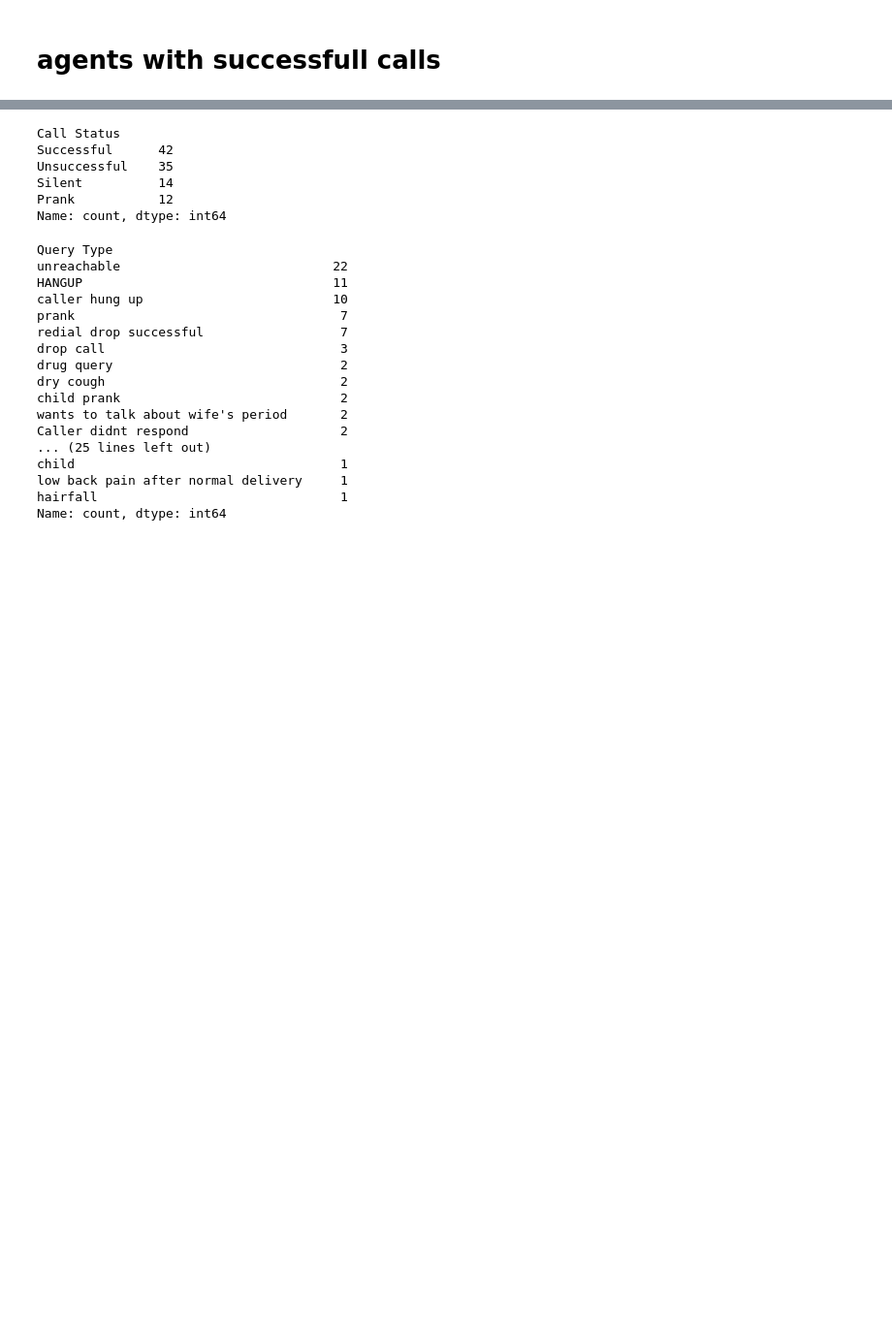
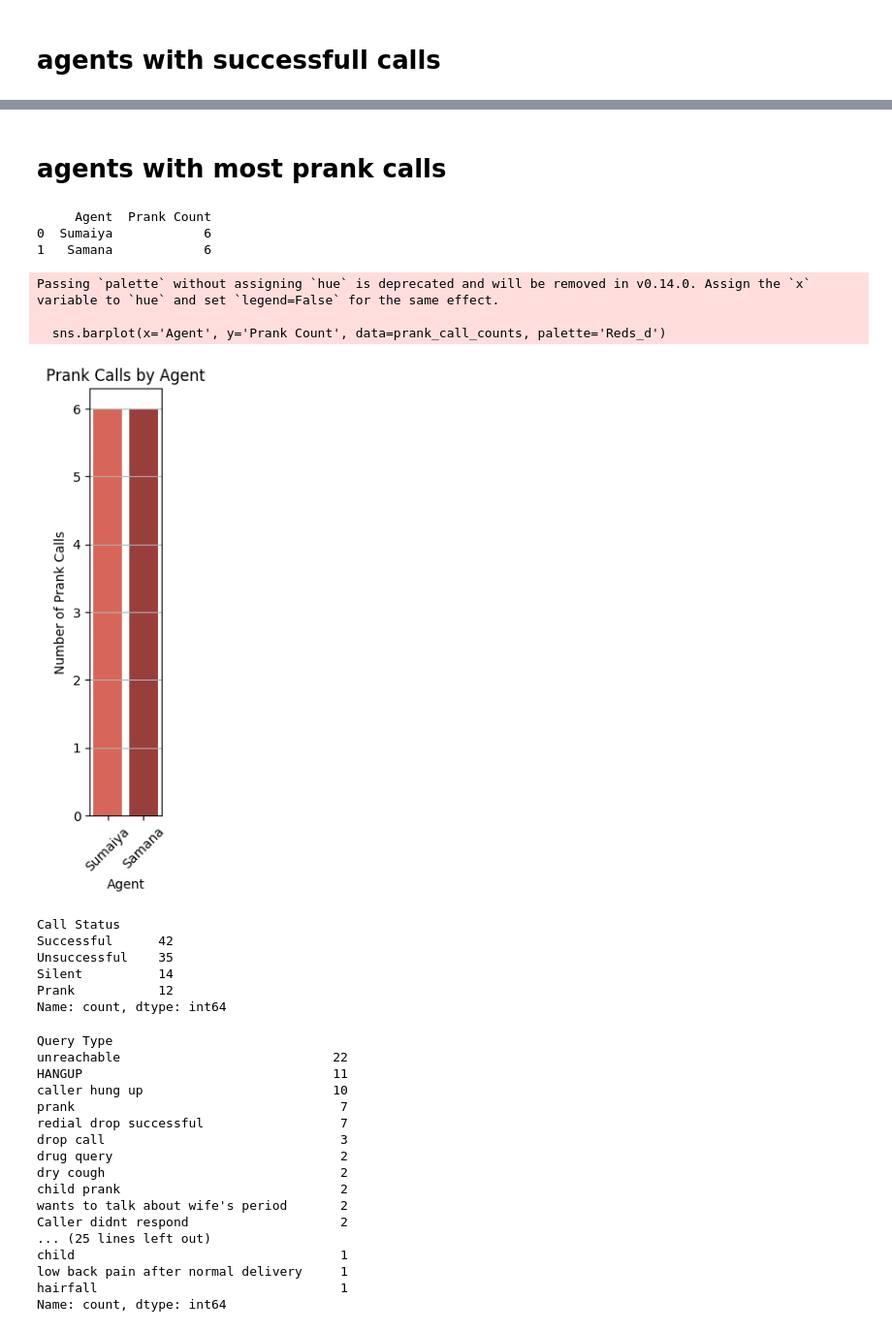
Before and after one commit to JARIN-TIAS/DataAnalysis-, a Jupyter notebook: Doctor_CRM_Data_analysis.ipynb, the cells around one changed output, grey strips where cells are left out. Shown: that part at 97% size. Drawn from its saved outputs; the diff is of its cells as text; code cells hidden in the pictures; blank space fills up the shorter version.

```diff
--- a/Doctor_CRM_Data_analysis.ipynb
+++ b/Doctor_CRM_Data_analysis.ipynb
@@ -165,3 +211,44 @@ print(successful_call_counts)
+# %% [markdown]
+# **agents with most prank calls**
+# %%
+#Filter for prank call statuses (adjust as necessary for your data)
+prank_status = 'Prank'  # Replace with the actual status name if different
+prank_calls = df[df['Call Status'] == prank_status]
+
+# Count prank calls by agent
+prank_call_counts = prank_calls['Agent'].value_counts().reset_index()
+
+# Rename columns for clarity
+prank_call_counts.columns = ['Agent', 'Prank Count']
+
+# Display the result
+print(prank_call_counts)
+
+# Filter for prank call statuses
+prank_status = 'Prank'  # Adjust as necessary for your data
+prank_calls = df[df['Call Status'] == prank_status]
+
+# Count prank calls by agent
+prank_call_counts = prank_calls['Agent'].value_counts().reset_index()
+prank_call_counts.columns = ['Agent', 'Prank Count']
+
+# Plotting
+plt.figure(figsize=(1, 6))
+sns.barplot(x='Agent', y='Prank Count', data=prank_call_counts, palette='Reds_d')
+plt.title('Prank Calls by Agent')
+plt.xlabel('Agent')
+plt.ylabel('Number of Prank Calls')
+plt.xticks(rotation=45)
+plt.grid(axis='y')
+plt.show()
+# %% [output]
+     Agent  Prank Count
+0  Sumaiya            6
+1   Samana            6
+Passing `palette` without assigning `hue` is deprecated and will be removed in v0.14.0. Assign the `x` variable to `hue` and set `legend=False` for the same effect.
+
+  sns.barplot(x='Agent', y='Prank Count', data=prank_call_counts, palette='Reds_d')
+[figure, added]
 # %%
 # 2. Call Status Distribution
 call_status_distribution = df['Call Status'].value_counts()
```
Also changed, not shown: parts of 6 cells of this notebook.
